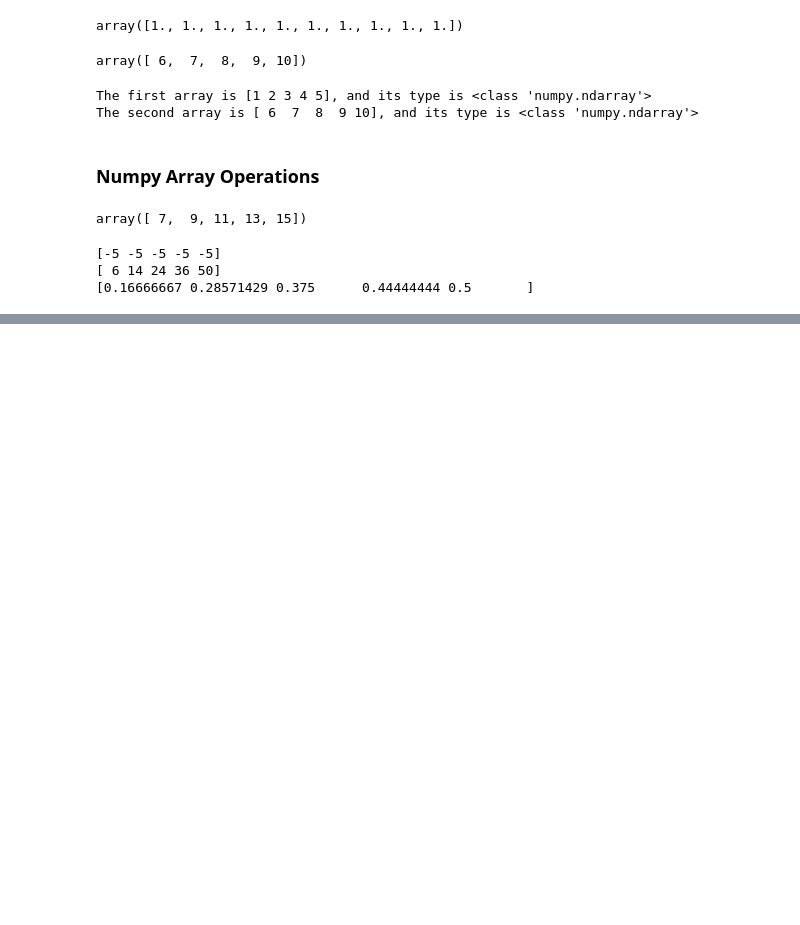
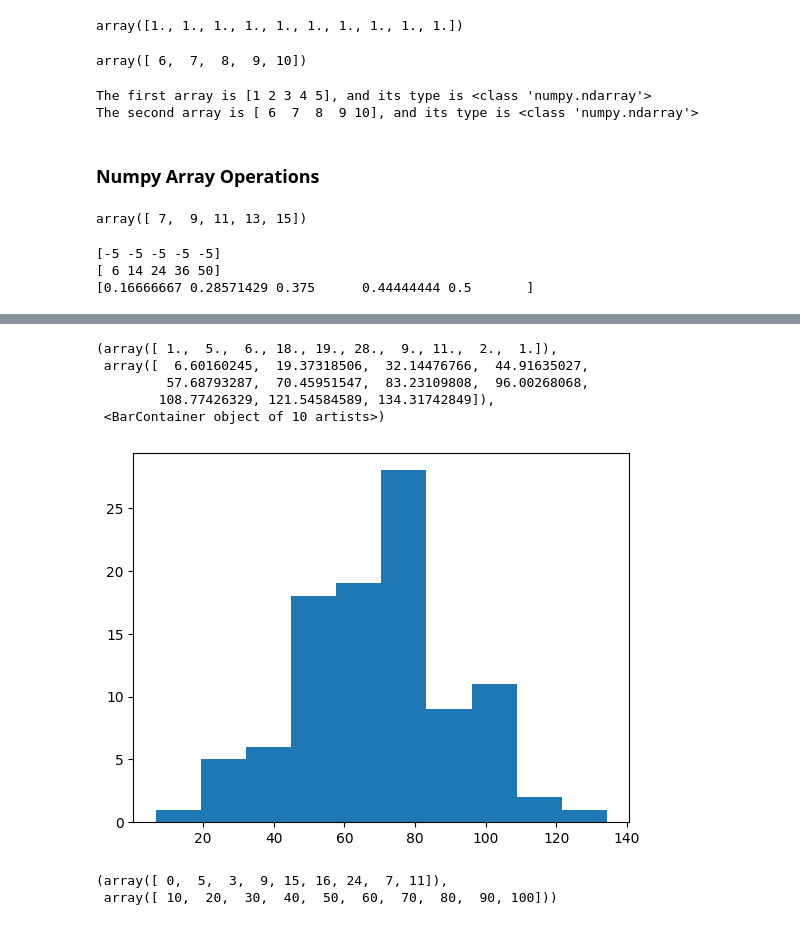
Before and after one commit to vishnuiyer23ug-stack/computational-statistics-course-4, a Jupyter notebook: Class_02_Basics_of_Python.ipynb, the cells around one changed output, grey strips where cells are left out. Saved outputs shown, nothing was run; the diff lists cells and outputs as text; code cells hidden in the pictures; blank space fills up the shorter version.

```diff
--- a/Class_02_Basics_of_Python.ipynb
+++ b/Class_02_Basics_of_Python.ipynb
@@ -286,0 +379,3 @@ print(div_arr)
+# %%
+normal_dist = np.random.normal(loc=70, scale=20, size=100) # loc is mean and scale is standard devialtion
+normal_dist # Creates an array
@@ -286,0 +412,14 @@ print(div_arr)
+# %%
+plt.hist(normal_dist) # Plotting our earlier distribution with matplotlib
+# %% [output]
+(array([ 1.,  5.,  6., 18., 19., 28.,  9., 11.,  2.,  1.]),
+ array([  6.60160245,  19.37318506,  32.14476766,  44.91635027,
+         57.68793287,  70.45951547,  83.23109808,  96.00268068,
+        108.77426329, 121.54584589, 134.31742849]),
+ <BarContainer object of 10 artists>)
+[figure, added]
+# %%
+np.histogram(normal_dist, bins=[10,20,30,40,50,60,70,80,90,100])
+# %% [output]
+(array([ 0,  5,  3,  9, 15, 16, 24,  7, 11]),
+ array([ 10,  20,  30,  40,  50,  60,  70,  80,  90, 100]))
```
Also changed, not shown: parts of 17 cells of this notebook.
